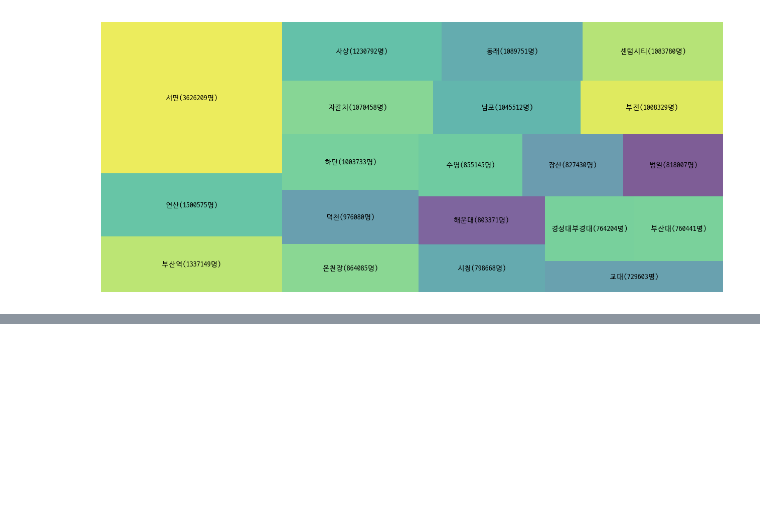
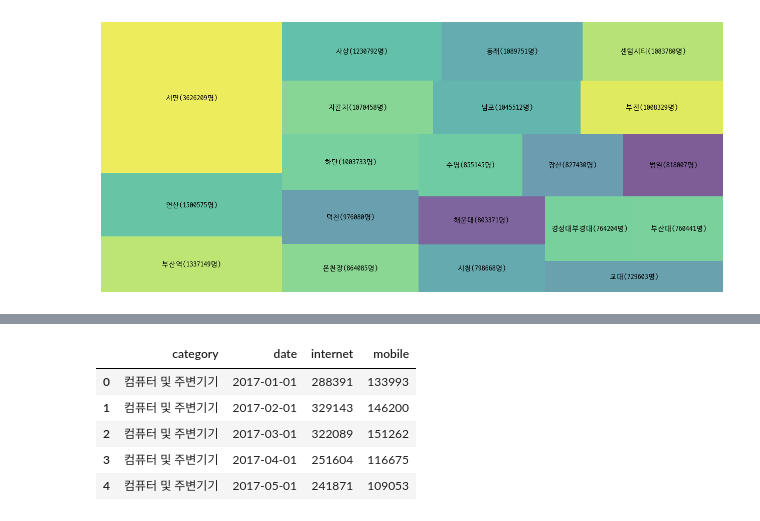
Before and after one commit to YB3698/python_pyb, a Jupyter notebook: py11_지하철이용현황분석.ipynb, the cells around one changed output, grey strips where cells are left out. Cells and saved outputs as stored; diff of their text form; code cells hidden in the pictures; blank space fills up the shorter version.

```diff
--- a/py11_지하철이용현황분석.ipynb
+++ b/py11_지하철이용현황분석.ipynb
@@ -138,0 +384,11 @@ plt.show()
+# %%
+ori['date'] = pd.to_datetime(ori["date"], format='%Y.%m')
+ori.dtypes
+ori.head()
+# %% [output]
+|  | category | date | internet | mobile |
+| 0 | 컴퓨터 및 주변기기 | 2017-01-01 | 288391 | 133993 |
+| 1 | 컴퓨터 및 주변기기 | 2017-02-01 | 329143 | 146200 |
+| 2 | 컴퓨터 및 주변기기 | 2017-03-01 | 322089 | 151262 |
+| 3 | 컴퓨터 및 주변기기 | 2017-04-01 | 251604 | 116675 |
+| 4 | 컴퓨터 및 주변기기 | 2017-05-01 | 241871 | 109053 |
```
Also changed, not shown: parts of 12 cells of this notebook, 26 other files.
